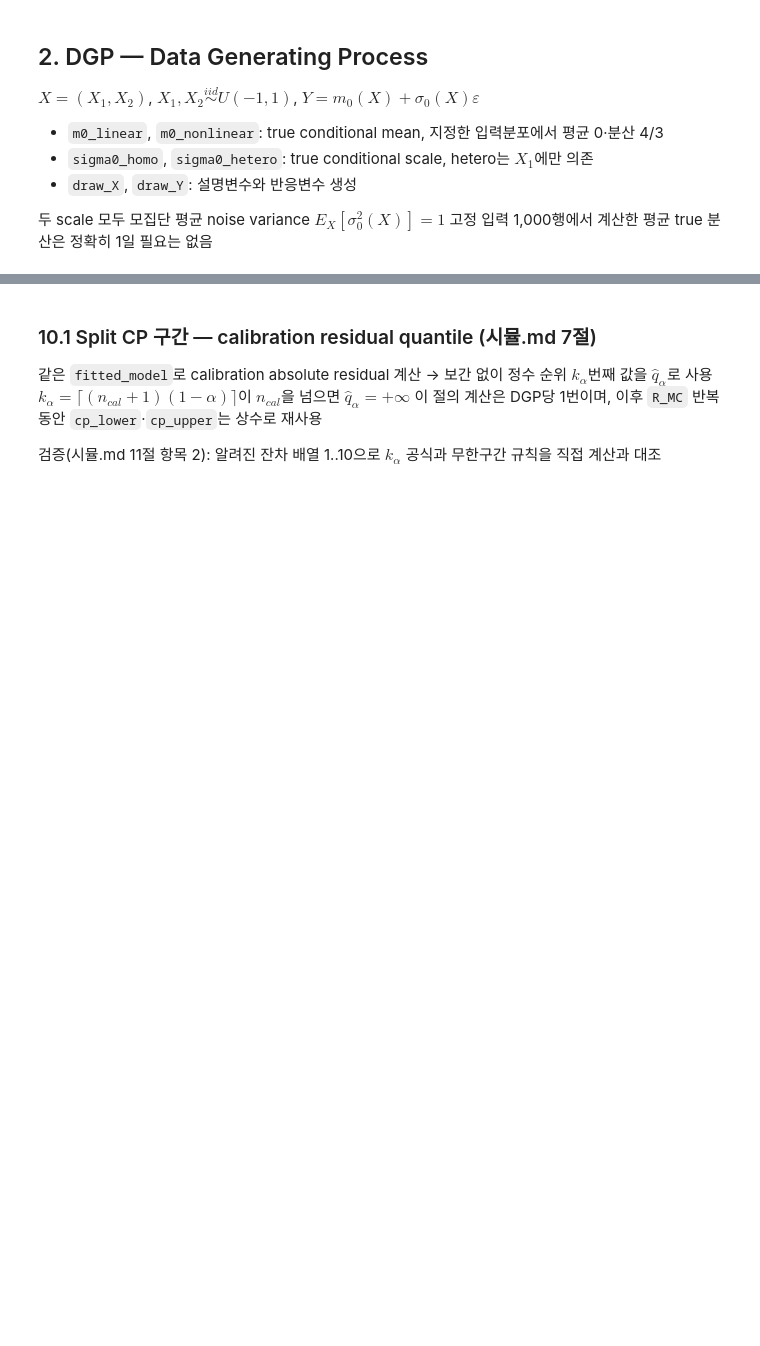
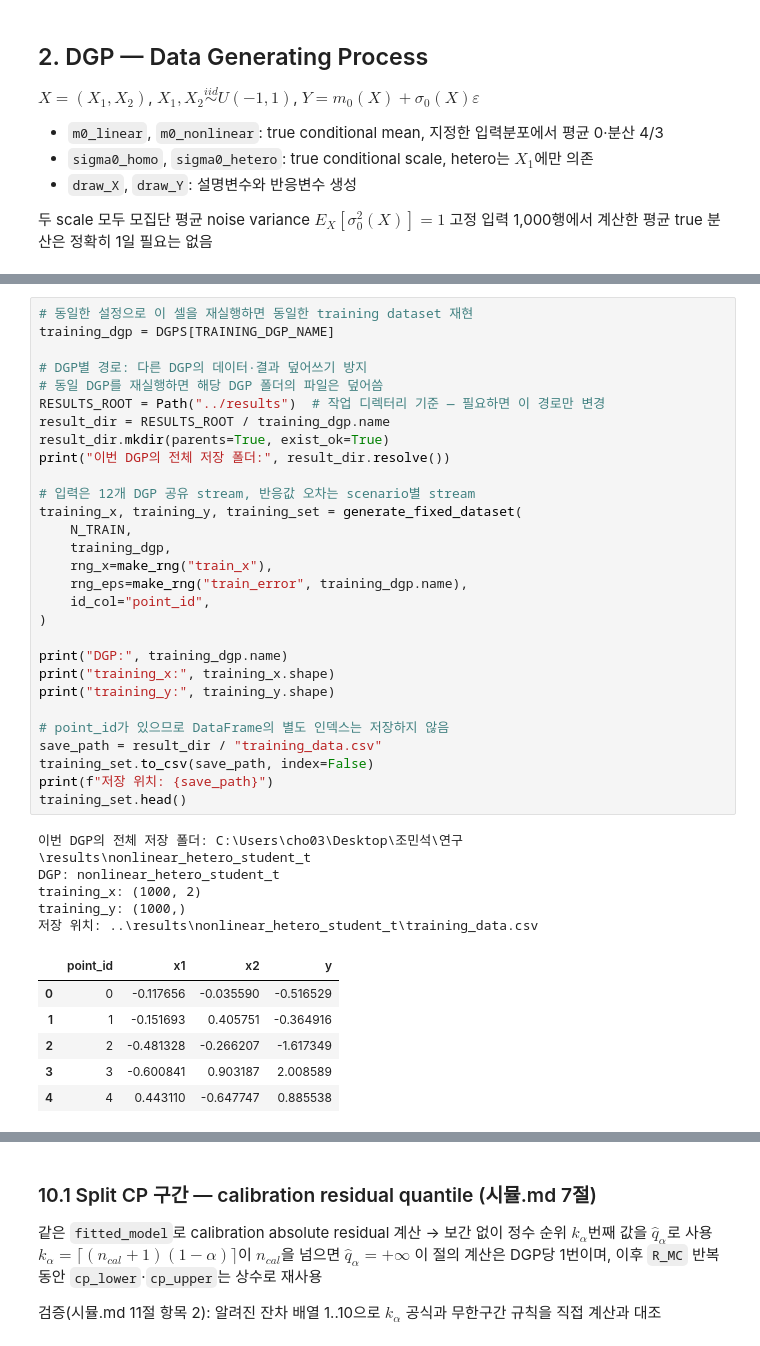
Before and after one commit to cms6090/simulation, a Jupyter notebook: notebooks/simulation.ipynb, the cells around one changed output, grey strips where cells are left out. Saved outputs shown, nothing was run; the diff lists cells and outputs as text; blank space fills up the shorter version.

```diff
--- a/notebooks/simulation.ipynb
+++ b/notebooks/simulation.ipynb
@@ -746,0 +354,41 @@ print(json.dumps(mc_cp_config, ensure_ascii=False, indent=2))
+# %%
+# 동일한 설정으로 이 셀을 재실행하면 동일한 training dataset 재현
+training_dgp = DGPS[TRAINING_DGP_NAME]
+
+# DGP별 경로: 다른 DGP의 데이터·결과 덮어쓰기 방지
+# 동일 DGP를 재실행하면 해당 DGP 폴더의 파일은 덮어씀
+RESULTS_ROOT = Path("../results")  # 작업 디렉터리 기준 — 필요하면 이 경로만 변경
+result_dir = RESULTS_ROOT / training_dgp.name
+result_dir.mkdir(parents=True, exist_ok=True)
+print("이번 DGP의 전체 저장 폴더:", result_dir.resolve())
+
+# 입력은 12개 DGP 공유 stream, 반응값 오차는 scenario별 stream
+training_x, training_y, training_set = generate_fixed_dataset(
+    N_TRAIN,
+    training_dgp,
+    rng_x=make_rng("train_x"),
+    rng_eps=make_rng("train_error", training_dgp.name),
+    id_col="point_id",
+)
+
+print("DGP:", training_dgp.name)
+print("training_x:", training_x.shape)
+print("training_y:", training_y.shape)
+
+# point_id가 있으므로 DataFrame의 별도 인덱스는 저장하지 않음
+save_path = result_dir / "training_data.csv"
+training_set.to_csv(save_path, index=False)
+print(f"저장 위치: {save_path}")
+training_set.head()
+# %% [output]
+이번 DGP의 전체 저장 폴더: C:\Users\cho03\Desktop\조민석\연구\results\nonlinear_hetero_student_t
+DGP: nonlinear_hetero_student_t
+training_x: (1000, 2)
+training_y: (1000,)
+저장 위치: ..\results\nonlinear_hetero_student_t\training_data.csv
+|  | point_id | x1 | x2 | y |
+| 0 | 0 | -0.117656 | -0.035590 | -0.516529 |
+| 1 | 1 | -0.151693 | 0.405751 | -0.364916 |
+| 2 | 2 | -0.481328 | -0.266207 | -1.617349 |
+| 3 | 3 | -0.600841 | 0.903187 | 2.008589 |
+| 4 | 4 | 0.443110 | -0.647747 | 0.885538 |
```
Also changed, not shown: parts of 64 cells of this notebook.
